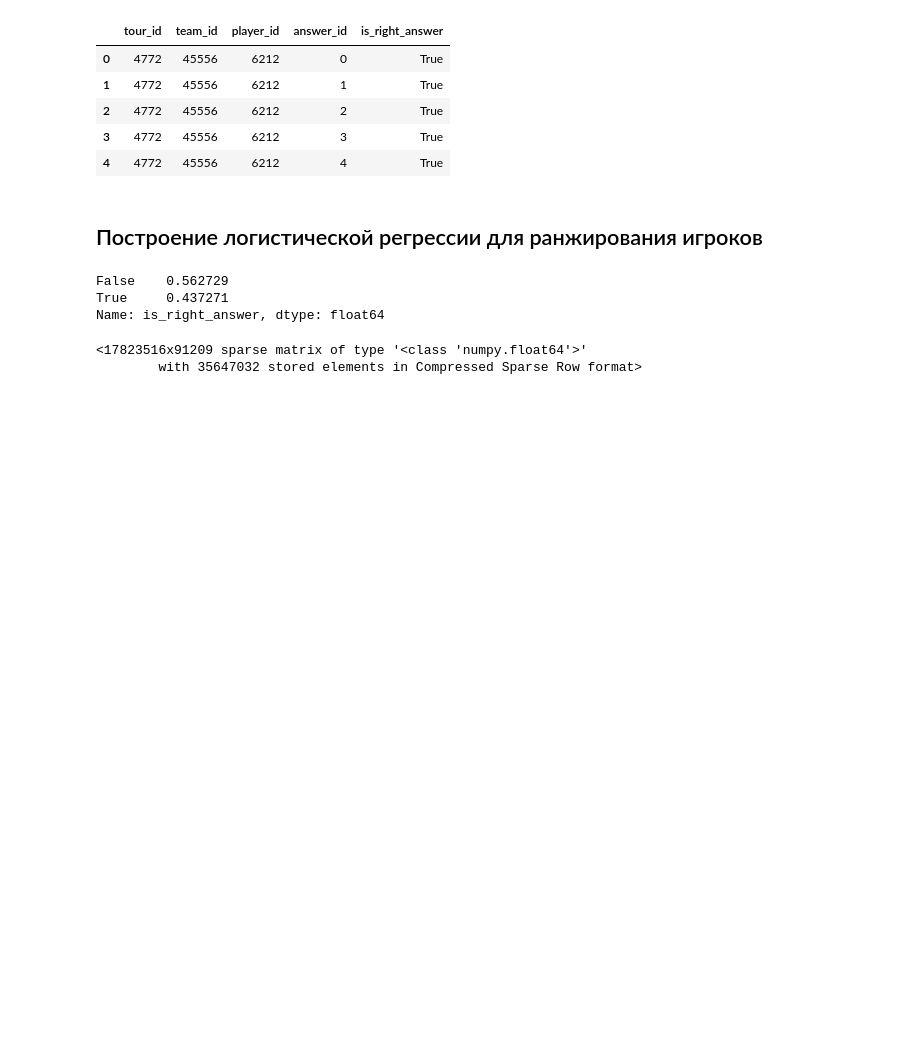
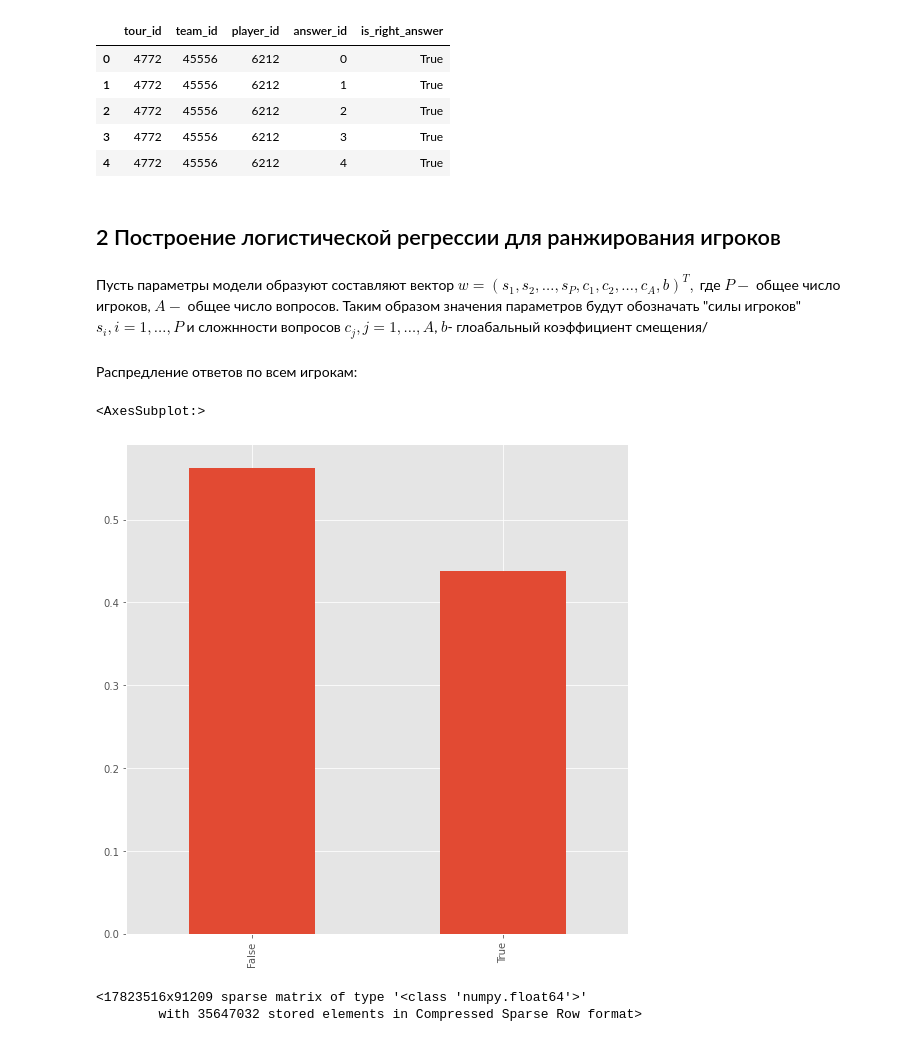
Before and after one commit to KernelA/made-adv-ml-hw2, a Jupyter notebook: solution.ipynb, the cells around one changed output. Cells and saved outputs as stored; diff of their text form; code cells hidden in the pictures; blank space fills up the shorter version.

```diff
--- a/solution.ipynb
+++ b/solution.ipynb
@@ -1,13 +1,20 @@
 # %%
 import pathlib
 import pickle
+import shutil
+import random
 
 import numpy as np
 import pandas as pd
-from sklearn import preprocessing
-from sklearn import pipeline
-from sklearn import linear_model
-from scipy import sparse, stats
+from sklearn import preprocessing, linear_model
+from scipy import sparse
 from tqdm import tqdm
 import torch
-import shutil
+
+import matplotlib.pyplot as plt
+import matplotlib as mpl
+
+%matplotlib inline
+
+plt.style.use("ggplot")
+mpl.rcParams["figure.figsize"] = (10, 10)
@@ -116,13 +131,16 @@ players.head()
 # %%
 target = players["is_right_answer"].astype(np.int8).to_numpy()
 # %% [markdown]
-## Построение логистической регрессии для ранжирования игроков
+## 2 Построение логистической регрессии для ранжирования игроков
+# %% [markdown]
+Пусть параметры модели образуют составляют вектор $w = \left(s_1,s_2,\ldots,s_P, c_1, c_2, \ldots, c_A, b \right)^T,$ где $P-$ общее число игроков, $A-$ общее число вопросов. Таким образом значения параметров будут обозначать "силы игроков" $s_i, i=1,\ldots,P$ и сложнности вопросов $c_j, j=1,\ldots,A$, $b$- глоабальный коэффициент смещения/
+# %% [markdown]
+Распредление ответов по всем игрокам:
 # %%
-players["is_right_answer"].value_counts(normalize=True)
+players["is_right_answer"].value_counts(normalize=True).plot.bar()
 # %% [output]
-False    0.562729
-True     0.437271
-Name: is_right_answer, dtype: float64
+<AxesSubplot:>
+[figure, added]
 # %%
 feature_dtype = np.float64
 # %%
```
Also changed, not shown: parts of 54 cells of this notebook, 3 other files.
